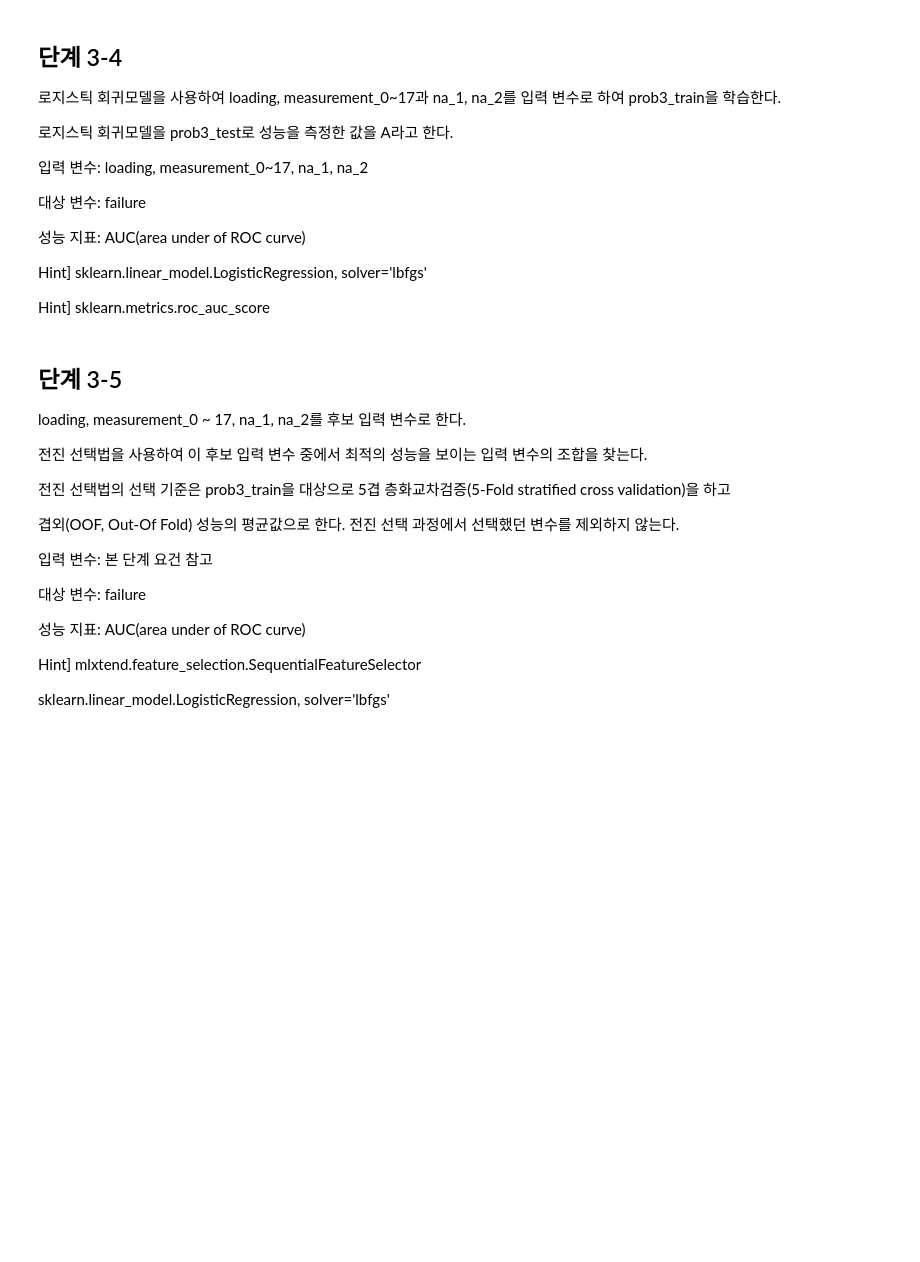
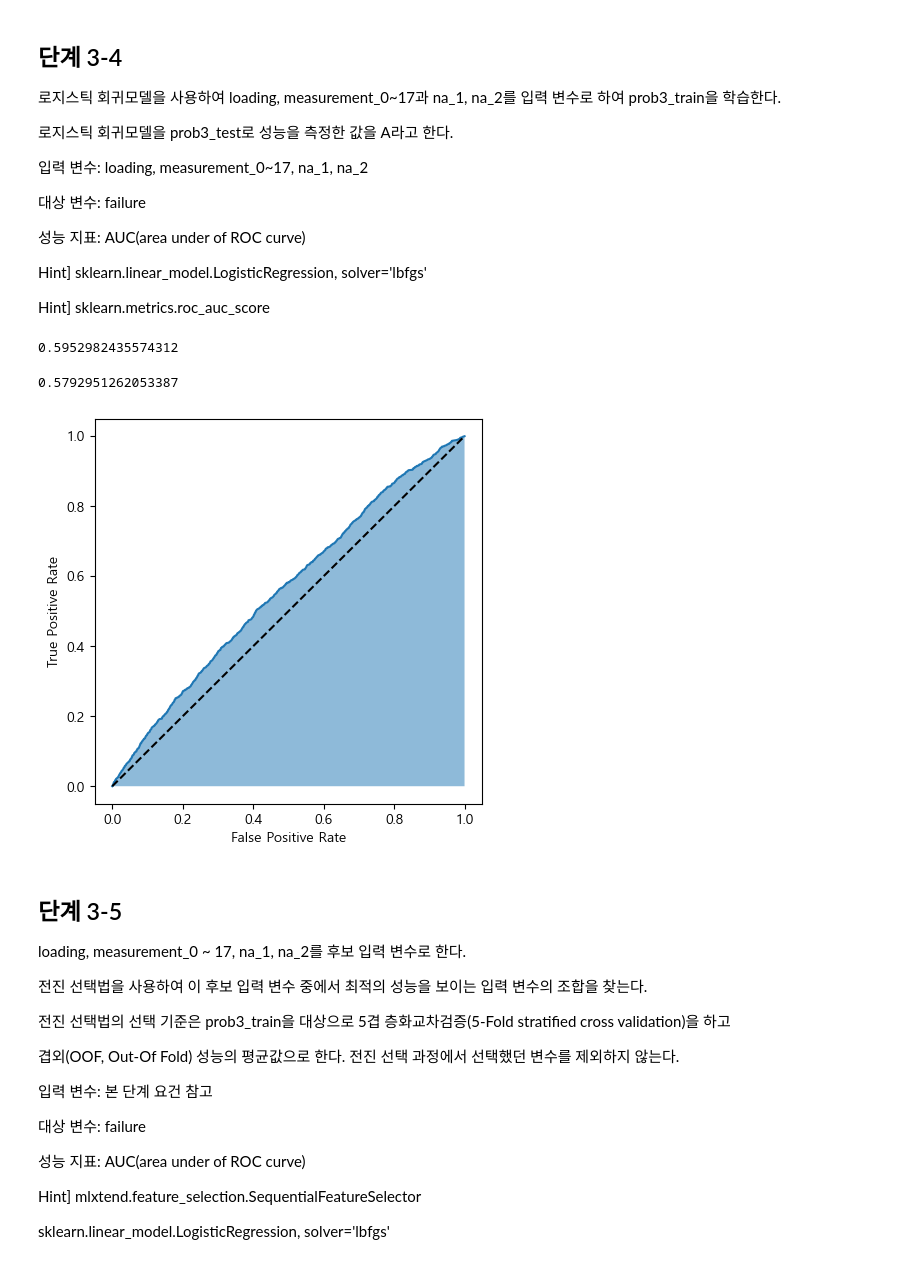
Before and after one commit to sunkusun9/DS_lv3_2304, a Jupyter notebook: sec_ds_lv3_prob1_prob.ipynb, the cells around one changed output. Saved outputs shown, nothing was run; the diff lists cells and outputs as text; code cells hidden in the pictures; blank space fills up the shorter version.

```diff
--- a/sec_ds_lv3_prob1_prob.ipynb
+++ b/sec_ds_lv3_prob1_prob.ipynb
@@ -618,3 +628,7 @@ loading과 이진형인 na_1, na_2 중에서 최적의 성능을 보이는 입
 ## 단계 3-1
 
 prob1을 복사하여 prob3을 만든다. loading의 결측치는 loading의 평균으로 대치한다.
+# %%
+df_prob3 = df_prob1.copy()
+df_prob3['loading'] = df_prob3['loading'].fillna(df_prob3['loading'].mean())
+df_prob3['loading'].isna().sum()
@@ -628,3 +644,11 @@ prob3_train의 failure가 1인 비율과 prob3_test의 failure가 1의 비율을
 
 요건: sklearn.model_selection.train_test_split, random_state=123,
       train과 test의 failure의 비율은 stratify 매개 변수를 이용하여 맞춘다.
+# %%
+from sklearn.model_selection import train_test_split
+
+df_prob3_train, df_prob3_test = train_test_split(df_prob3, train_size=0.8,
+                                                 random_state=123, stratify=df_prob3['failure'])
+
+df_prob3_train, df_prob3_test = df_prob3_train.copy(), df_prob3_test.copy()
+df_prob3_train.shape, df_prob3_test.shape
@@ -638,3 +664,9 @@ prob3_train의 표준화 설정으로 prob3_test의 loading, measurement_0 ~ 17
 표준화 처리한 prob3_train과 prob3_test는 문제 4와 문제 5에서 사용한다.
 
 Hint] sklearn.preprocessing.StandardScaler
+# %%
+from sklearn.preprocessing import StandardScaler
+std_scaler = StandardScaler()
+X_prob3_3 = ['loading'] + ['measurement_{}'.format(i) for i in range(18)]
+df_prob3_train[X_prob3_3] = std_scaler.fit_transform(df_prob3_train[X_prob3_3])
+df_prob3_test[X_prob3_3] = std_scaler.transform(df_prob3_test[X_prob3_3])
@@ -654,6 +692,42 @@ Hint] sklearn.preprocessing.StandardScaler
 Hint] sklearn.linear_model.LogisticRegression, solver='lbfgs'
 
 Hint] sklearn.metrics.roc_auc_score
+# %%
+from sklearn.linear_model import LogisticRegression
+from sklearn.metrics import roc_auc_score
+X_prob3_4 = ['loading'] + ['measurement_{}'.format(i) for i in range(18)] + ['na_1', 'na_2']
+clf_lr = LogisticRegression(solver='lbfgs')
+clf_lr.fit(df_prob3_train[X_prob3_4], df_prob3_train['failure'])
+roc_auc_score(df_prob3_train['failure'], clf_lr.predict_proba(df_prob3_train[X_prob3_4])[:, 1])
+# %% [output]
+0.5952982435574312
+# %%
+A = roc_auc_score(df_prob3_test['failure'], clf_lr.predict_proba(df_prob3_test[X_prob3_4])[:, 1])
+A
+# %% [output]
+0.5792951262053387
+# %%
+# ROC curve 그리기
+
+df_roc = pd.DataFrame({'prob': clf_lr.predict_proba(df_prob3_test[X_prob3_4])[:, 1],
+ 'label': df_prob3_test['failure']})
+df_roc.sort_values('prob', ascending=False, inplace=True) # Positive 확률에 따른 False Positive 수를 구하기 위해 정렬
+df_roc['fp'] = df_roc['label'].cumsum() # Positive 확률까지의 누적 False Positive 수
+df_roc = df_roc['fp'].value_counts().sort_index().cumsum().reset_index() # False Positive에 따른 True Positive 수를 구한다.
+df_roc.columns = ['tp', 'fp']
+df_roc['fp'] = df_roc['fp'].shift(1).fillna(0) # shift를 해야만 False Positive 따른 True Positive 수가 맞춰진다.
+df_roc['tpr'] = df_roc['tp'] / df_roc['tp'].iloc[-1] # Rate로 환산, 마지막 수는 True의 수이다.
+df_roc['fpr'] = df_roc['fp'] / df_roc['fp'].iloc[-1] # Rate로 환산, 마지막 수는 False의 수이다.
+
+plt.figure(figsize=(5, 5))
+plt.plot(df_roc['fpr'], df_roc['tpr'])
+plt.fill_between(df_roc['fpr'], df_roc['tpr'], np.zeros_like(df_roc['tpr']), alpha=0.5)
+plt.plot([0, 1], [0, 1], linestyle='--', color='black')
+plt.xlabel('False Positive Rate')
+plt.ylabel('True Positive Rate')
+plt.show()
+# %% [output]
+[figure, added]
 # %% [markdown]
 ## 단계 3-5
 
```
Also changed, not shown: parts of 38 cells of this notebook.
